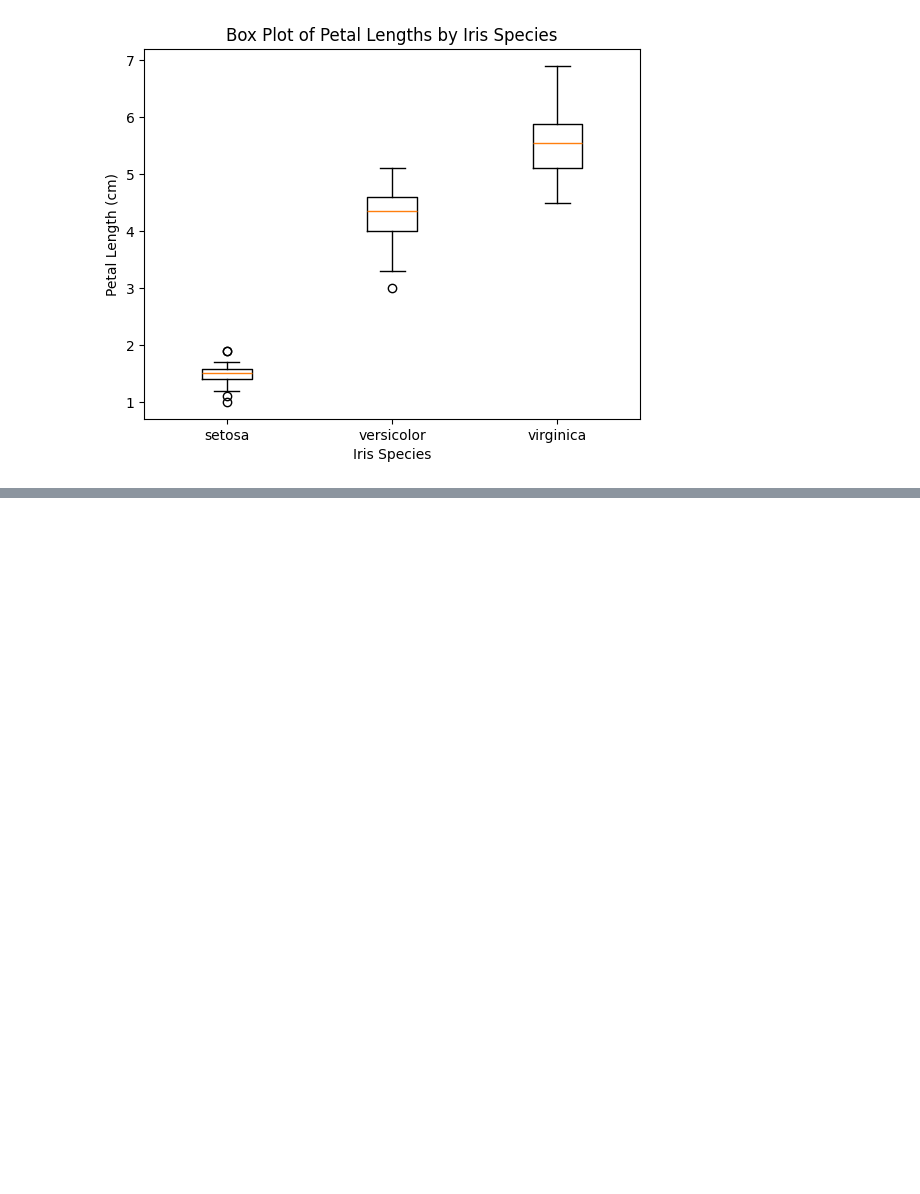
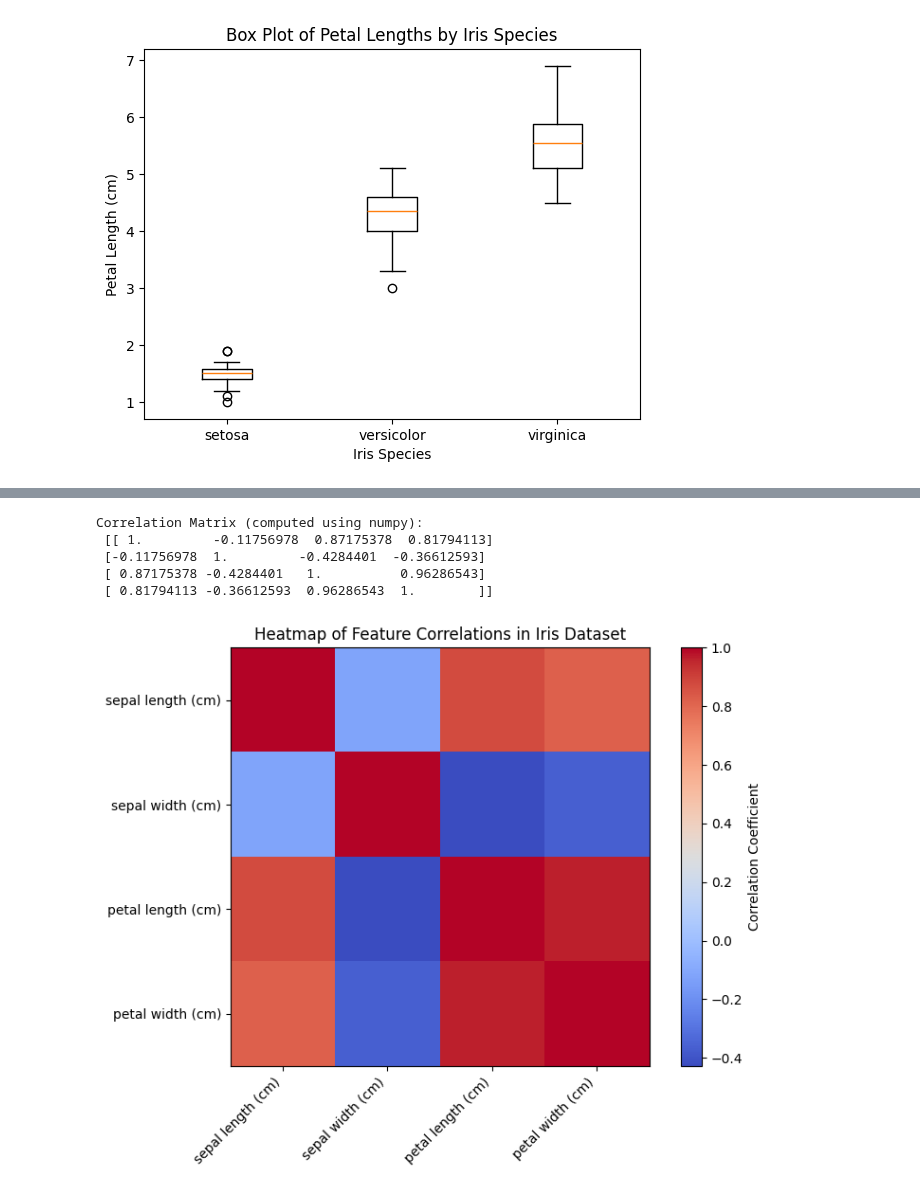
Before and after one commit to Pompi2503/principles-of-data-analyticss, a Jupyter notebook: tasks.ipynb, the cells around one changed output, grey strips where cells are left out. Drawn from its saved outputs; the diff is of its cells as text; code cells hidden in the pictures; blank space fills up the shorter version.

Commit message:
correlation

```diff
--- a/tasks.ipynb
+++ b/tasks.ipynb
@@ -409,0 +424,47 @@ plt.show()
+# %%
+# Import required libraries for numerical computations, data handling and visualisation
+import numpy as np  # (https://numpy.org/doc/stable/)
+import matplotlib.pyplot as plt # (https://matplotlib.org/)
+from sklearn.datasets import load_iris # (https://scikit-learn.org/1.4/auto_examples/datasets/plot_iris_dataset.html)
+
+# load the iris dataset, this returns a dictionary type object
+iris = load_iris()
+# this will retrive an array of shape (150,4)
+X = iris.data
+# asigning features names on iris dataset to new variable features_names
+feature_names = iris.feature_names
+
+# we use np.corrcoef to calculate correlation which is computed row-wise
+# X.T is used to give correlation matrix between features
+correlation_matrix = np.corrcoef(X.T) # (https://numpy.org/doc/2.2/reference/generated/numpy.corrcoef.html)
+
+# display the matrix
+print("Correlation Matrix (computed using numpy):\n", correlation_matrix)
+
+# Plotting Heatmap
+# creates a plotting canvas of size 8*6
+plt.figure(figsize=(8, 6))# (https://matplotlib.org/stable/api/_as_gen/matplotlib.pyplot.figure.html)
+
+# displays 2d correlation matrix as heatmap
+plt.imshow(correlation_matrix, cmap='coolwarm', interpolation='nearest')  # https://matplotlib.org/stable/api/_as_gen/matplotlib.pyplot.imshow.html
+# add a ;egend to show what heatmap color means from range +1 to -1
+plt.colorbar(label='Correlation Coefficient')  # https://matplotlib.org/stable/api/_as_gen/matplotlib.pyplot.colorbar.html
+
+# Sets the labels on the X and Y axes to the feature name
+plt.xticks(np.arange(len(feature_names)), feature_names, rotation=45, ha='right')  # https://matplotlib.org/stable/api/_as_gen/matplotlib.pyplot.xticks.html
+plt.yticks(np.arange(len(feature_names)), feature_names)
+
+# give title to the plot
+plt.title("Heatmap of Feature Correlations in Iris Dataset")  # https://matplotlib.org/stable/api/_as_gen/matplotlib.pyplot.title.html
+# auto adjusts spacing to overlapping lables
+plt.tight_layout()  # https://matplotlib.org/stable/api/_as_gen/matplotlib.pyplot.tight_layout.html
+
+# displays the plot
+plt.show()  # https://matplotlib.org/stable/api/_as_gen/matplotlib.pyplot.show.html
+# %% [output]
+Correlation Matrix (computed using numpy):
+ [[ 1.         -0.11756978  0.87175378  0.81794113]
+ [-0.11756978  1.         -0.4284401  -0.36612593]
+ [ 0.87175378 -0.4284401   1.          0.96286543]
+ [ 0.81794113 -0.36612593  0.96286543  1.        ]]
+[figure, added]
```
Also changed, not shown: parts of 7 cells of this notebook.
